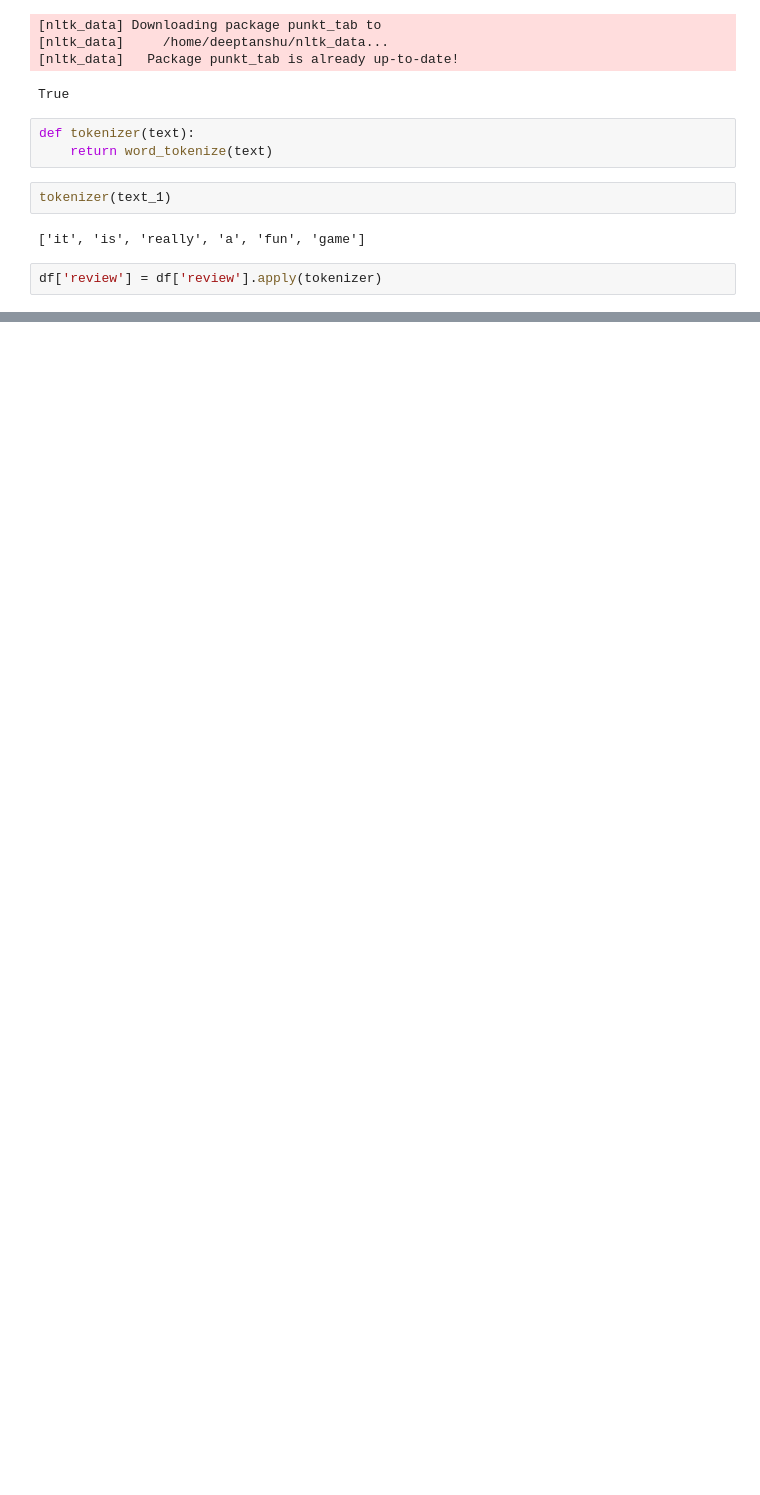
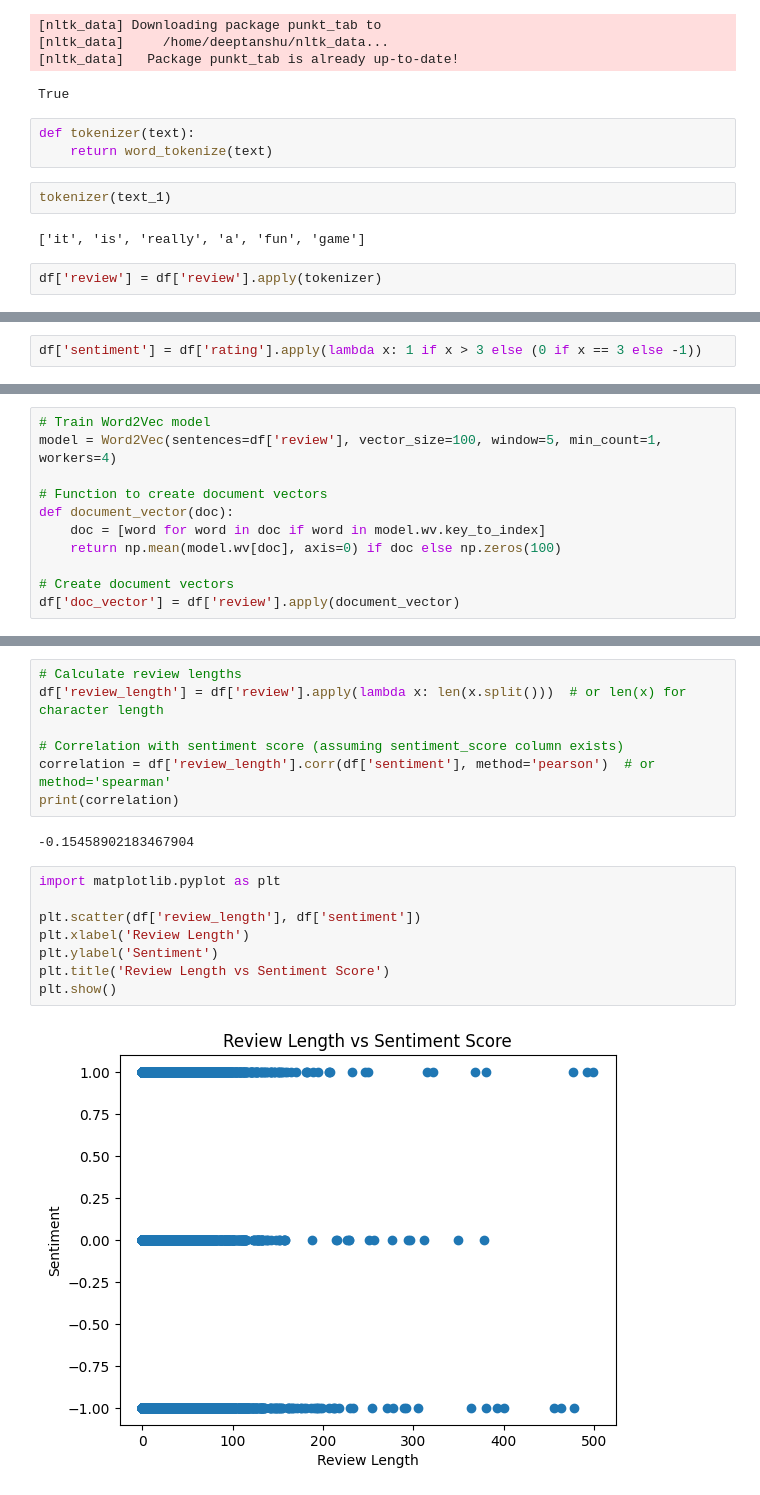
Before and after one commit to Deeptanshub/Samsung-prism, a Jupyter notebook: sentiment_analysis.ipynb, the cells around one changed output, grey strips where cells are left out. Cells and saved outputs as stored; diff of their text form; blank space fills up the shorter version.

```diff
--- a/sentiment_analysis.ipynb
+++ b/sentiment_analysis.ipynb
@@ -146,0 +192,2 @@ NameError: name 'TfidfVectorizer' is not defined
+# %%
+df['sentiment'] = df['rating'].apply(lambda x: 1 if x > 3 else (0 if x == 3 else -1))
@@ -146,0 +268,11 @@ NameError: name 'TfidfVectorizer' is not defined
+# %%
+# Train Word2Vec model
+model = Word2Vec(sentences=df['review'], vector_size=100, window=5, min_count=1, workers=4)
+
+# Function to create document vectors
+def document_vector(doc):
+    doc = [word for word in doc if word in model.wv.key_to_index]
+    return np.mean(model.wv[doc], axis=0) if doc else np.zeros(100)
+
+# Create document vectors
+df['doc_vector'] = df['review'].apply(document_vector)
@@ -146,0 +458,19 @@ NameError: name 'TfidfVectorizer' is not defined
+# %%
+# Calculate review lengths
+df['review_length'] = df['review'].apply(lambda x: len(x.split()))  # or len(x) for character length
+
+# Correlation with sentiment score (assuming sentiment_score column exists)
+correlation = df['review_length'].corr(df['sentiment'], method='pearson')  # or method='spearman'
+print(correlation)
+# %% [output]
+-0.15458902183467904
+# %%
+import matplotlib.pyplot as plt
+
+plt.scatter(df['review_length'], df['sentiment'])
+plt.xlabel('Review Length')
+plt.ylabel('Sentiment')
+plt.title('Review Length vs Sentiment Score')
+plt.show()
+# %% [output]
+[figure, added]
```
Also changed, not shown: parts of 36 cells of this notebook.
